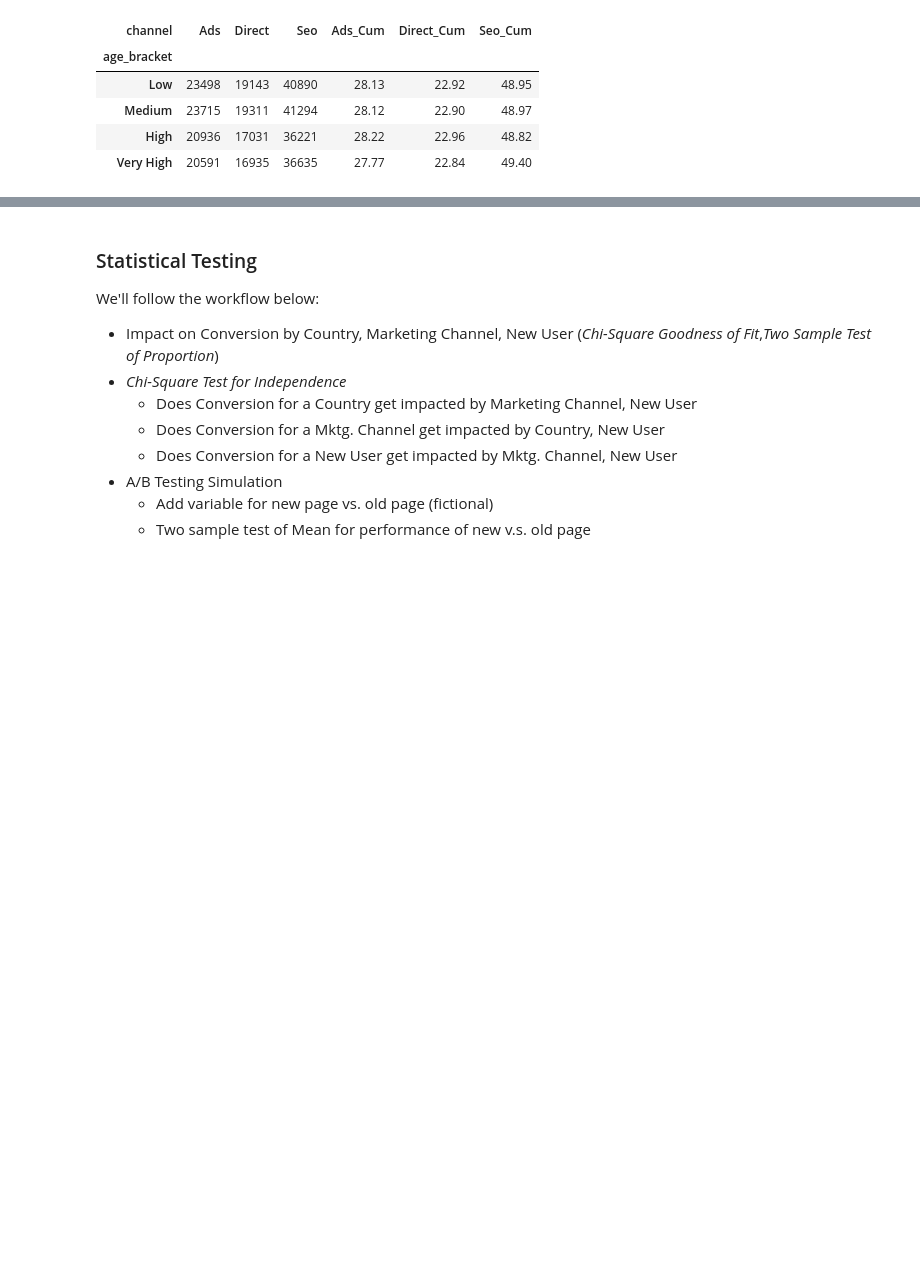
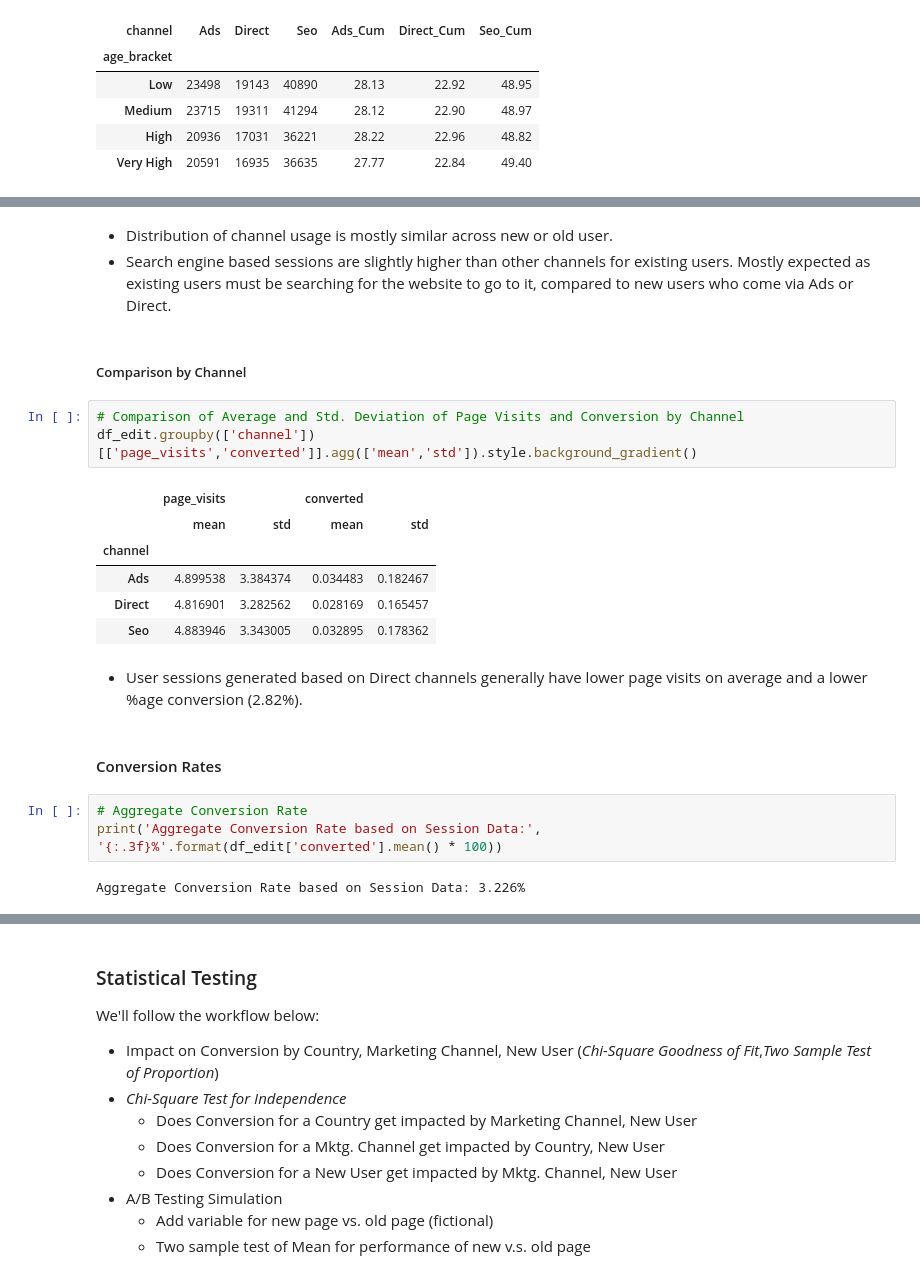
Before and after one commit to traha-89/Portafoglio, a Jupyter notebook: Landing Page Optimization/LP_CRAnalysis_Prediction.ipynb, the cells around one changed output, grey strips where cells are left out. Cells and saved outputs as stored; diff of their text form; blank space fills up the shorter version.

```diff
--- a/Landing Page Optimization/LP_CRAnalysis_Prediction.ipynb
+++ b/Landing Page Optimization/LP_CRAnalysis_Prediction.ipynb
@@ -420,0 +451,24 @@ The default value of observed=False is deprecated and will change to observed=Tr
+# %% [markdown]
+- Distribution of channel usage is mostly similar across new or old user.
+- Search engine based sessions are slightly higher than other channels for existing users. Mostly expected as existing users must be searching for the website to go to it, compared to new users who come via Ads or Direct.
+# %% [markdown]
+##### Comparison by Channel
+# %%
+# Comparison of Average and Std. Deviation of Page Visits and Conversion by Channel
+df_edit.groupby(['channel'])[['page_visits','converted']].agg(['mean','std']).style.background_gradient()
+# %% [output]
+|  | page_visits |  | converted |  |
+|  | mean | std | mean | std |
+| channel |  |  |  |  |
+| Ads | 4.899538 | 3.384374 | 0.034483 | 0.182467 |
+| Direct | 4.816901 | 3.282562 | 0.028169 | 0.165457 |
+| Seo | 4.883946 | 3.343005 | 0.032895 | 0.178362 |
+# %% [markdown]
+- User sessions generated based on Direct channels generally have lower page visits on average and a lower %age conversion (2.82%).
+# %% [markdown]
+#### Conversion Rates
+# %%
+# Aggregate Conversion Rate
+print('Aggregate Conversion Rate based on Session Data:', '{:.3f}%'.format(df_edit['converted'].mean() * 100))
+# %% [output]
+Aggregate Conversion Rate based on Session Data: 3.226%
```
Also changed, not shown: parts of 13 cells of this notebook.
